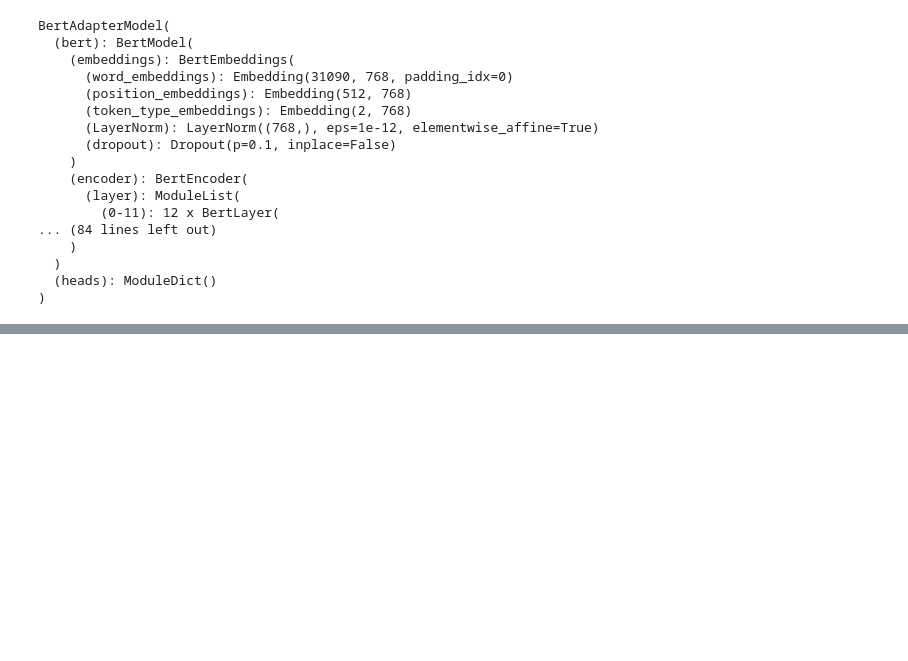
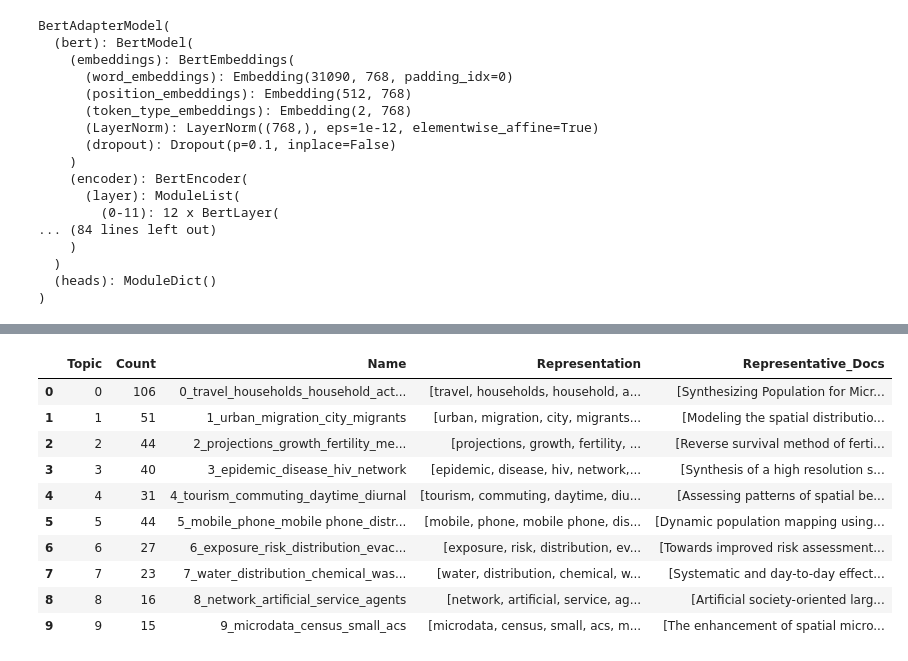
Before and after one commit to geogr-muni/Bertopic, a Jupyter notebook: prism_synpop.ipynb, the cells around one changed output, grey strips where cells are left out. Drawn from its saved outputs; the diff is of its cells as text; code cells hidden in the pictures; blank space fills up the shorter version.

```diff
--- a/prism_synpop.ipynb
+++ b/prism_synpop.ipynb
@@ -187,0 +274,15 @@ topic_model.visualize_topics()
+# %%
+# Reduce outliers
+marked_topics = marked_topic_model.reduce_outliers(
+    marked_text_batch,
+    marked_topic_model.topics_,
+    strategy="c-tf-idf"
+)
+marked_topic_model.update_topics(
+    marked_text_batch,
+    topics=marked_topics,
+    vectorizer_model = vectorizer_model, #vectorization
+    representation_model= representation_model, # topic representation
+)
+marked_topic_model.get_topic_info()
+# %% [output]
@@ -187,0 +290,11 @@ topic_model.visualize_topics()
+|  | Topic | Count | Name | Representation | Representative_Docs |
+| 0 | 0 | 106 | 0_travel_households_household_act... | [travel, households, household, a... | [Synthesizing Population for Micr... |
+| 1 | 1 | 51 | 1_urban_migration_city_migrants | [urban, migration, city, migrants... | [Modeling the spatial distributio... |
+| 2 | 2 | 44 | 2_projections_growth_fertility_me... | [projections, growth, fertility, ... | [Reverse survival method of ferti... |
+| 3 | 3 | 40 | 3_epidemic_disease_hiv_network | [epidemic, disease, hiv, network,... | [Synthesis of a high resolution s... |
+| 4 | 4 | 31 | 4_tourism_commuting_daytime_diurnal | [tourism, commuting, daytime, diu... | [Assessing patterns of spatial be... |
+| 5 | 5 | 44 | 5_mobile_phone_mobile phone_distr... | [mobile, phone, mobile phone, dis... | [Dynamic population mapping using... |
+| 6 | 6 | 27 | 6_exposure_risk_distribution_evac... | [exposure, risk, distribution, ev... | [Towards improved risk assessment... |
+| 7 | 7 | 23 | 7_water_distribution_chemical_was... | [water, distribution, chemical, w... | [Systematic and day-to-day effect... |
+| 8 | 8 | 16 | 8_network_artificial_service_agents | [network, artificial, service, ag... | [Artificial society-oriented larg... |
+| 9 | 9 | 15 | 9_microdata_census_small_acs | [microdata, census, small, acs, m... | [The enhancement of spatial micro... |
```
Also changed, not shown: parts of 33 cells of this notebook, 6 other files.
